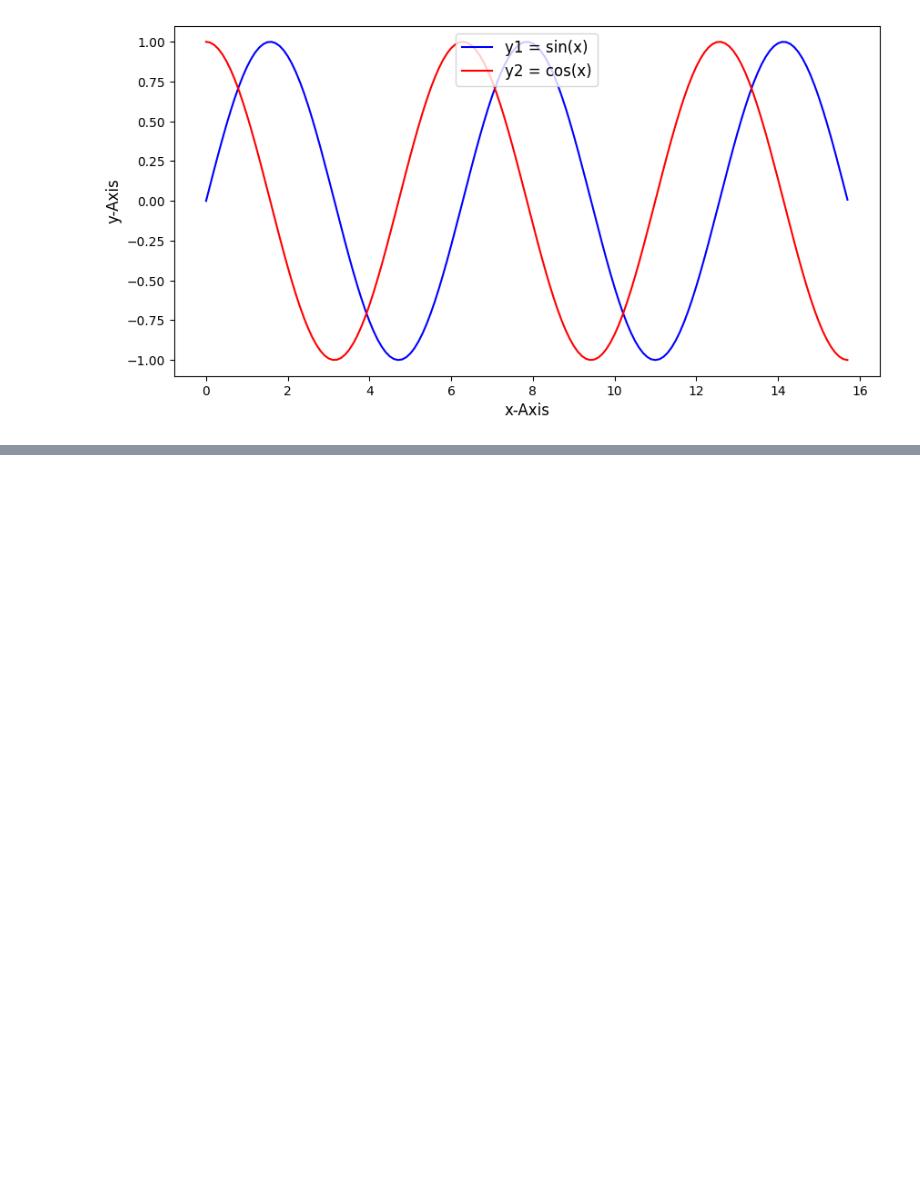
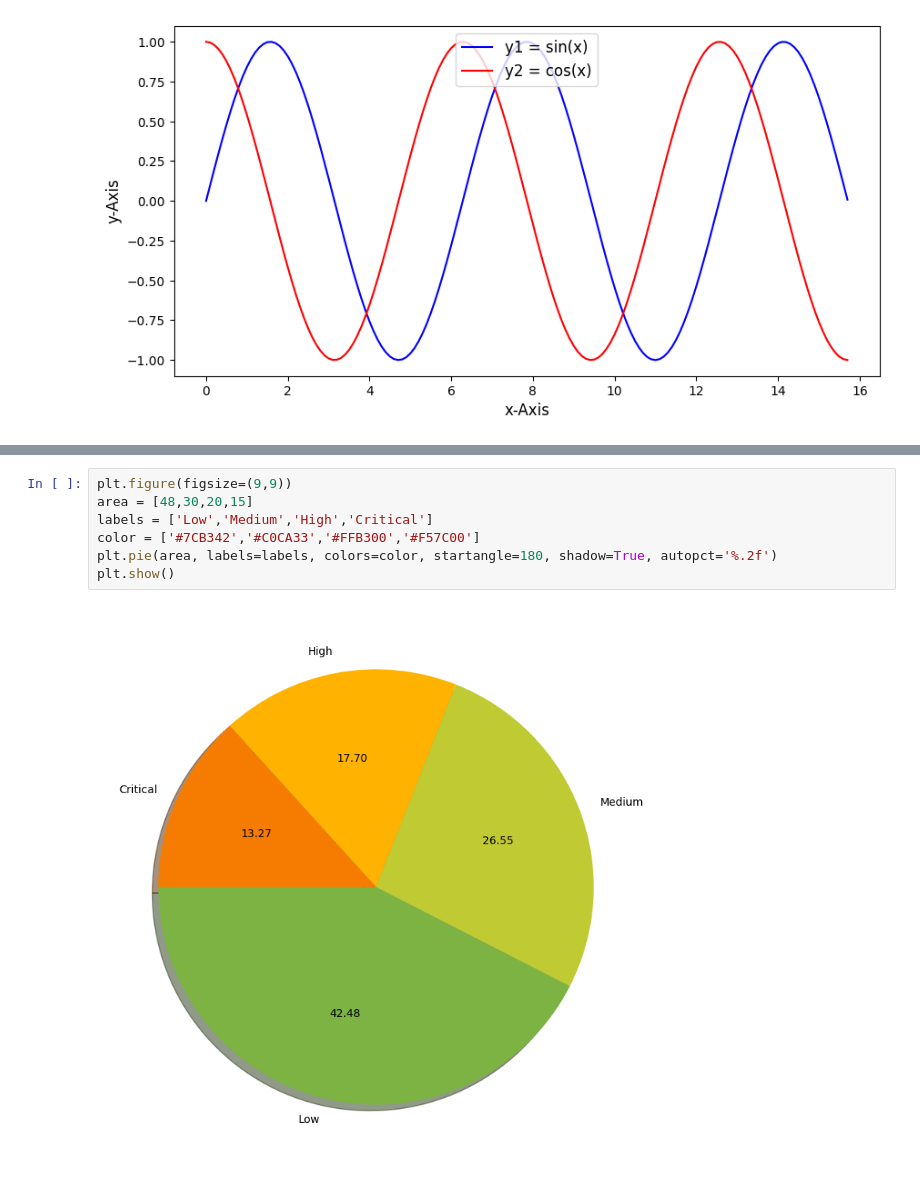
Before and after one commit to MrShotgun1182/Matplotlib, a Jupyter notebook: plt.ipynb, the cells around one changed output, grey strips where cells are left out. Drawn from its saved outputs; the diff is of its cells as text; blank space fills up the shorter version.

```diff
--- a/plt.ipynb
+++ b/plt.ipynb
@@ -58,0 +105,9 @@ plt.show()
+# %%
+plt.figure(figsize=(9,9))
+area = [48,30,20,15]
+labels = ['Low','Medium','High','Critical']
+color = ['#7CB342','#C0CA33','#FFB300','#F57C00']
+plt.pie(area, labels=labels, colors=color, startangle=180, shadow=True, autopct='%.2f')
+plt.show()
+# %% [output]
+[figure, added]
```
Also changed, not shown: parts of 9 cells of this notebook.
